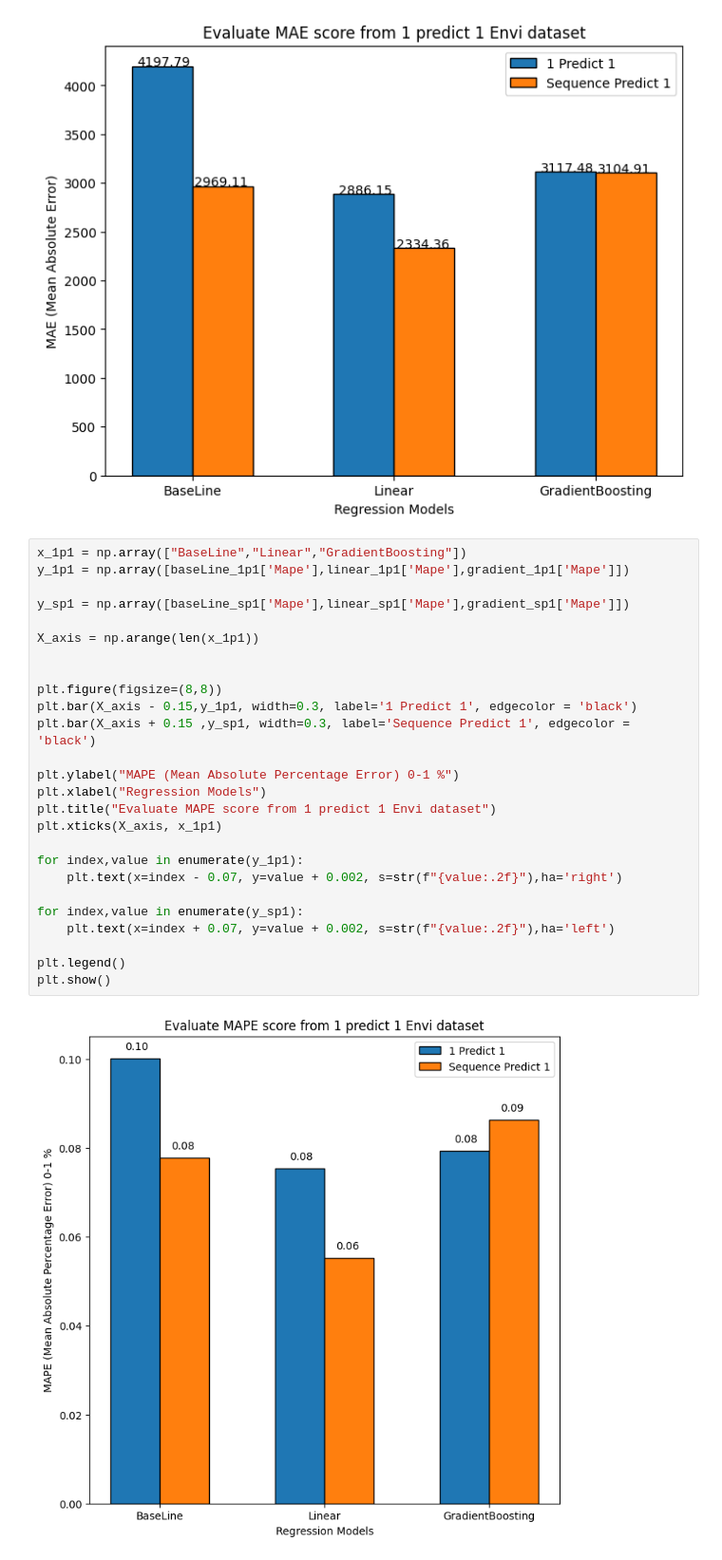
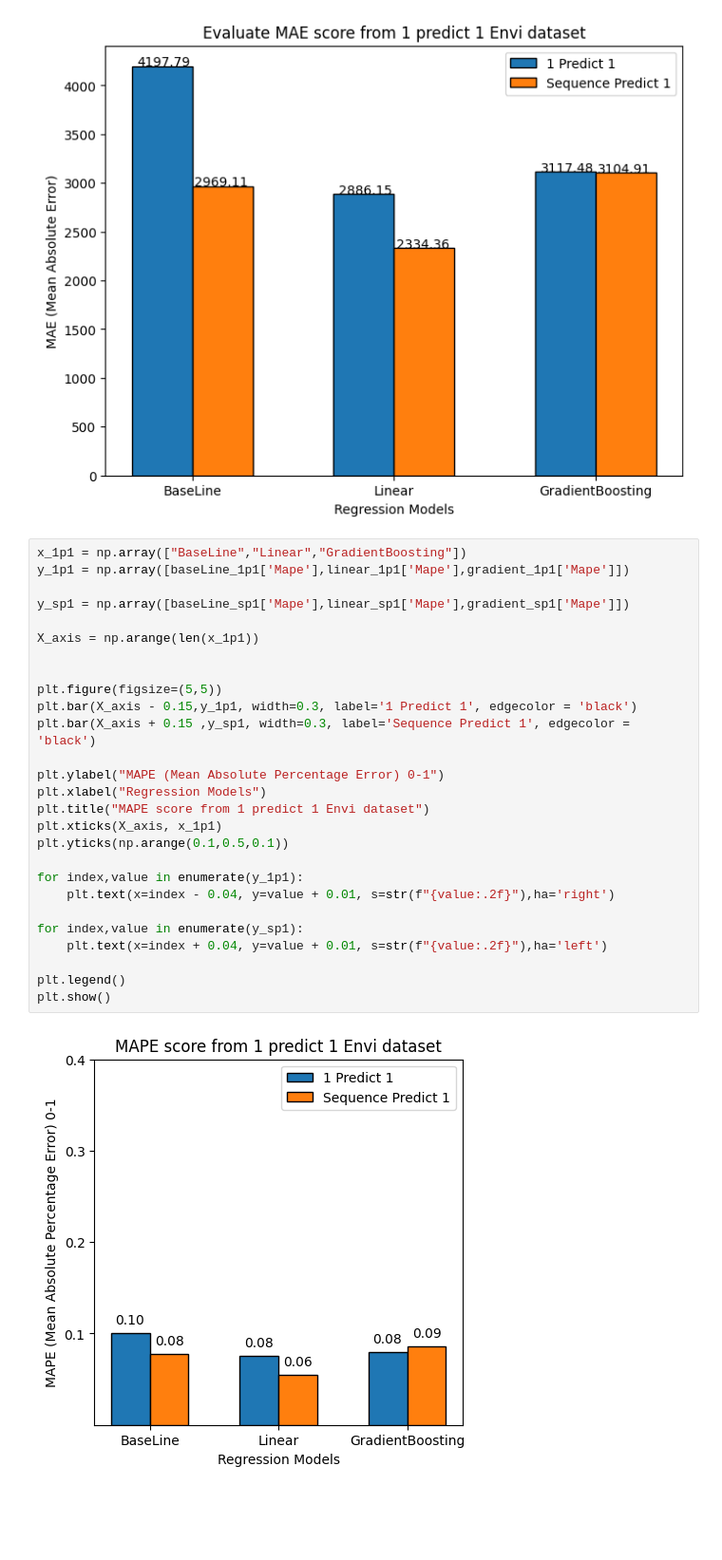
Before and after one commit to OatKID/RegressionMiniProject, a Jupyter notebook: algorithm/Envi/enviEvaluate.ipynb, the cells around one changed output. Shown at 95% size. Drawn from its saved outputs; the diff is of its cells as text; blank space fills up the shorter version.

Commit message:
Update Evaluate Graph

```diff
--- a/algorithm/Envi/enviEvaluate.ipynb
+++ b/algorithm/Envi/enviEvaluate.ipynb
@@ -89,28 +89,29 @@ plt.show()
 # %%
 x_1p1 = np.array(["BaseLine","Linear","GradientBoosting"])
 y_1p1 = np.array([baseLine_1p1['Mape'],linear_1p1['Mape'],gradient_1p1['Mape']])
 
 y_sp1 = np.array([baseLine_sp1['Mape'],linear_sp1['Mape'],gradient_sp1['Mape']])
 
 X_axis = np.arange(len(x_1p1))
 
 
-plt.figure(figsize=(8,8))
+plt.figure(figsize=(5,5))
 plt.bar(X_axis - 0.15,y_1p1, width=0.3, label='1 Predict 1', edgecolor = 'black')
 plt.bar(X_axis + 0.15 ,y_sp1, width=0.3, label='Sequence Predict 1', edgecolor = 'black')
 
-plt.ylabel("MAPE (Mean Absolute Percentage Error) 0-1 %")
+plt.ylabel("MAPE (Mean Absolute Percentage Error) 0-1")
 plt.xlabel("Regression Models")
-plt.title("Evaluate MAPE score from 1 predict 1 Envi dataset")
+plt.title("MAPE score from 1 predict 1 Envi dataset")
 plt.xticks(X_axis, x_1p1)
+plt.yticks(np.arange(0.1,0.5,0.1))
 
 for index,value in enumerate(y_1p1):
-    plt.text(x=index - 0.07, y=value + 0.002, s=str(f"{value:.2f}"),ha='right')
+    plt.text(x=index - 0.04, y=value + 0.01, s=str(f"{value:.2f}"),ha='right')
 
 for index,value in enumerate(y_sp1):
-    plt.text(x=index + 0.07, y=value + 0.002, s=str(f"{value:.2f}"),ha='left')
+    plt.text(x=index + 0.04, y=value + 0.01, s=str(f"{value:.2f}"),ha='left')
 
 plt.legend()
 plt.show()
 # %% [output]
-[figure, old version]
+[figure, new version]
```
